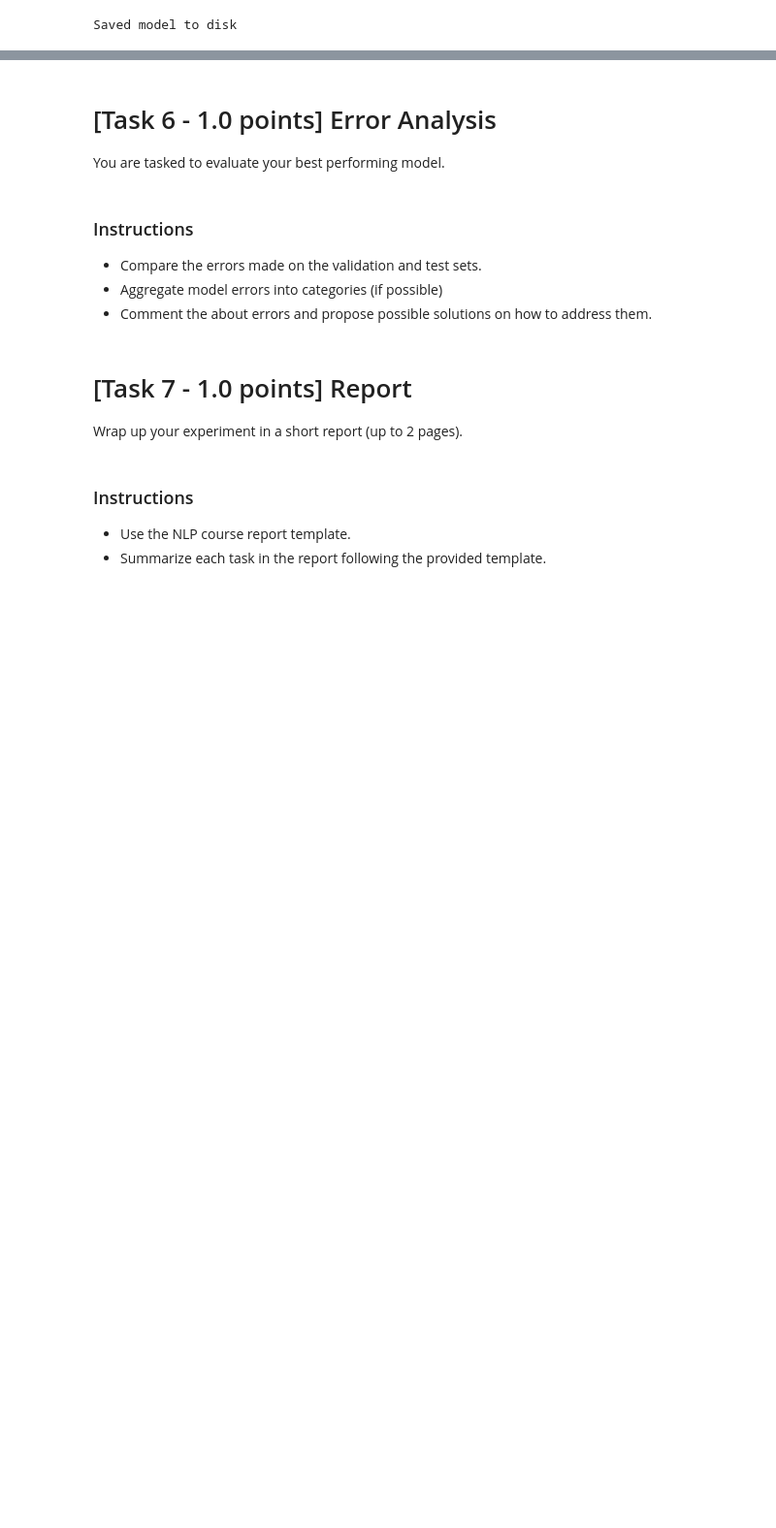
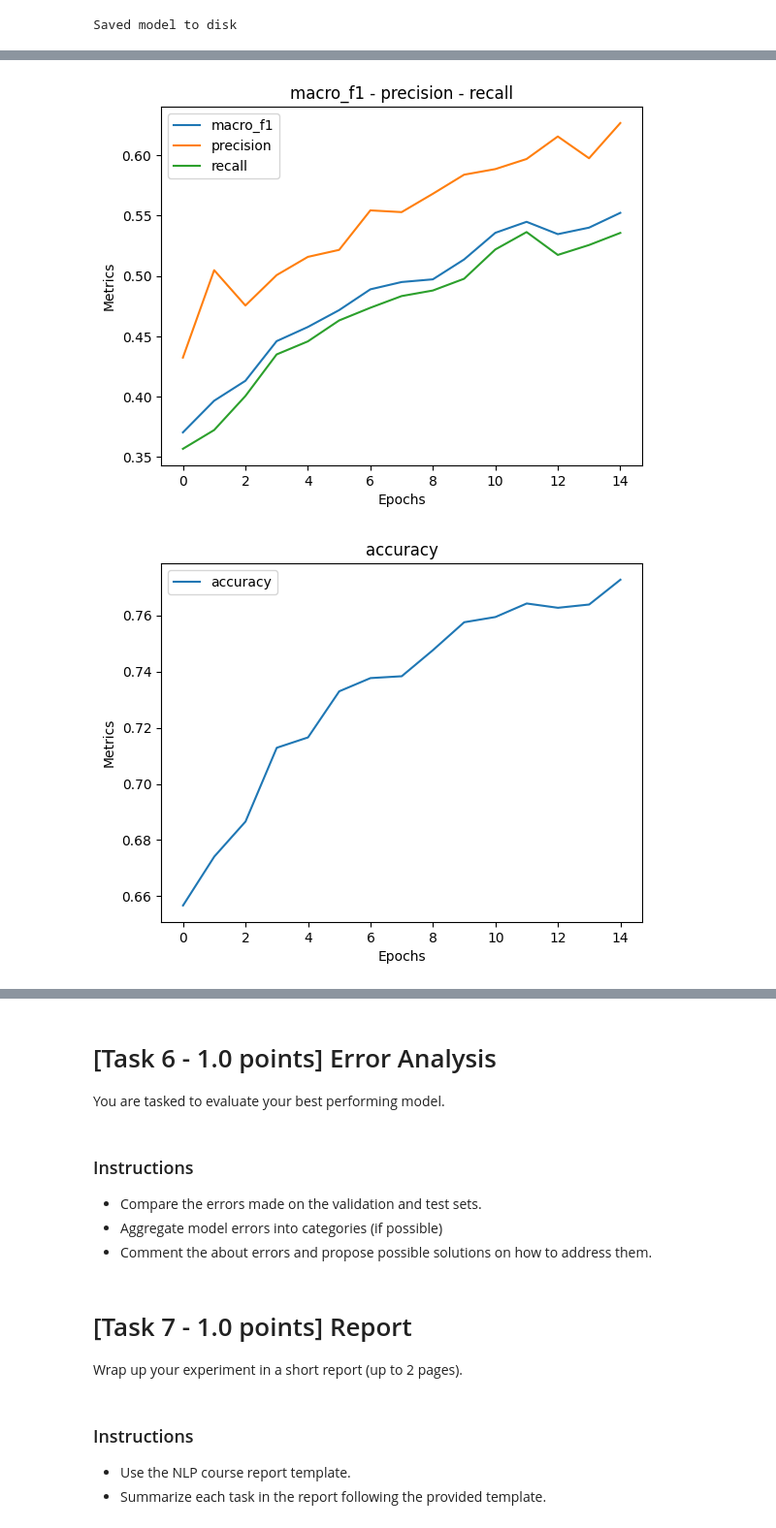
Before and after one commit to LorenzoScaioli/NLP_POS-tagging, a Jupyter notebook: Assignment1.ipynb, the cells around one changed output, grey strips where cells are left out. Shown at 97% size. Drawn from its saved outputs; the diff is of its cells as text; code cells hidden in the pictures; blank space fills up the shorter version.

```diff
--- a/Assignment1.ipynb
+++ b/Assignment1.ipynb
@@ -371,7 +374,7 @@ for word in oov_terms:
     vocab[word] = 400002 + oov_terms.index(word)
     embedding_matrix_glove = np.append(embedding_matrix_glove, np.random.uniform(-0.25, 0.25, 50).reshape(1, 50), axis=0)
 
-vocab['[OOV]'] = len(vocab) + 1
+vocab['[UNK]'] = len(vocab) + 1
 average_oov = np.mean(embedding_matrix_glove, axis=0)
 embedding_matrix = np.append(embedding_matrix_glove, average_oov.reshape(1, 50), axis=0)
 
@@ -417,5 +420,5 @@ def pos_to_int(string):
         if list_of_pos[i] == string:
             return [1 if j == i else 0 for j in range(length)]
 
-def int_to_pos(phrase):
-    return [list_of_pos[np.argmax(phrase[w])] if max(phrase[w]) != 0 else '[PAD]' for w in range(pad)]
+def int_to_pos(phrase_hot_encodings):
+    return [list_of_pos[np.argmax(word)] for word in phrase_hot_encodings]
@@ -560,7 +555,7 @@ def assign_idx(word):
     try:
         idx = vocab[word]
     except(KeyError):
-        idx = vocab['[OOV]']
+        idx = vocab['[UNK]']
     return idx
 # %%
 # df_train_reduction = df_train.loc[df_train['num_file'] <= 50]
@@ -746 +761,3 @@ def merge_history(history1, history2):
+# %%
+metrics_dict = metrics_callback.get_metrics_dict()
 # %%
@@ -748,19 +766,31 @@ def merge_history(history1, history2):
 # %%
 import matplotlib.pyplot as plt
 
 def metrics_plots():
     metrics_dict = metrics_callback.get_metrics_dict()
-    print(metrics_dict)
     keys = list(metrics_dict.keys())
-    for metric in keys:
-        print(metrics_dict[metric])
-        plt.plot(metrics_dict[metric], label=metric)
+    plt.figure()
+    plt.title('macro_f1 - precision - recall')
     plt.xlabel("Epochs")
     plt.ylabel("Metrics")
+    for metric in keys:
+        if metric != 'accuracy':
+            plt.plot(np.mean(list(metrics_dict[metric].values()), axis=0), label=metric)
+    plt.legend()
+    plt.show()
+
+    plt.figure()
+    plt.title('accuracy')
+    plt.xlabel("Epochs")
+    plt.ylabel("Metrics")
+    plt.plot(metrics_dict['accuracy'], label='accuracy')
     plt.legend()
     plt.show()
 
 metrics_plots()
+# %% [output]
+[figure, added]
+[figure, added]
 # %%
 def graph_plots(history, string):
   plt.plot(history[string])
```
Also changed, not shown: parts of 27 cells of this notebook, 1 other file.
